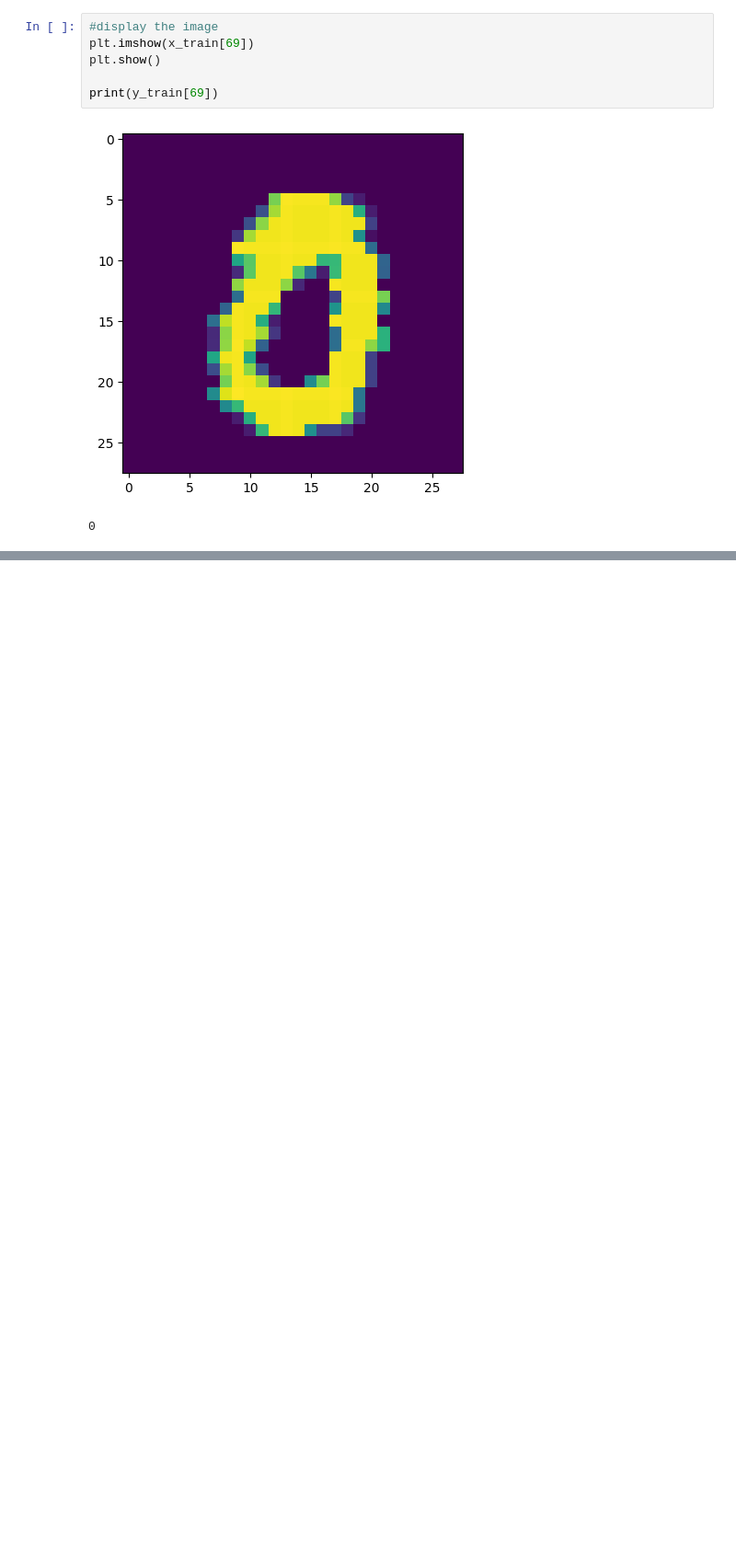
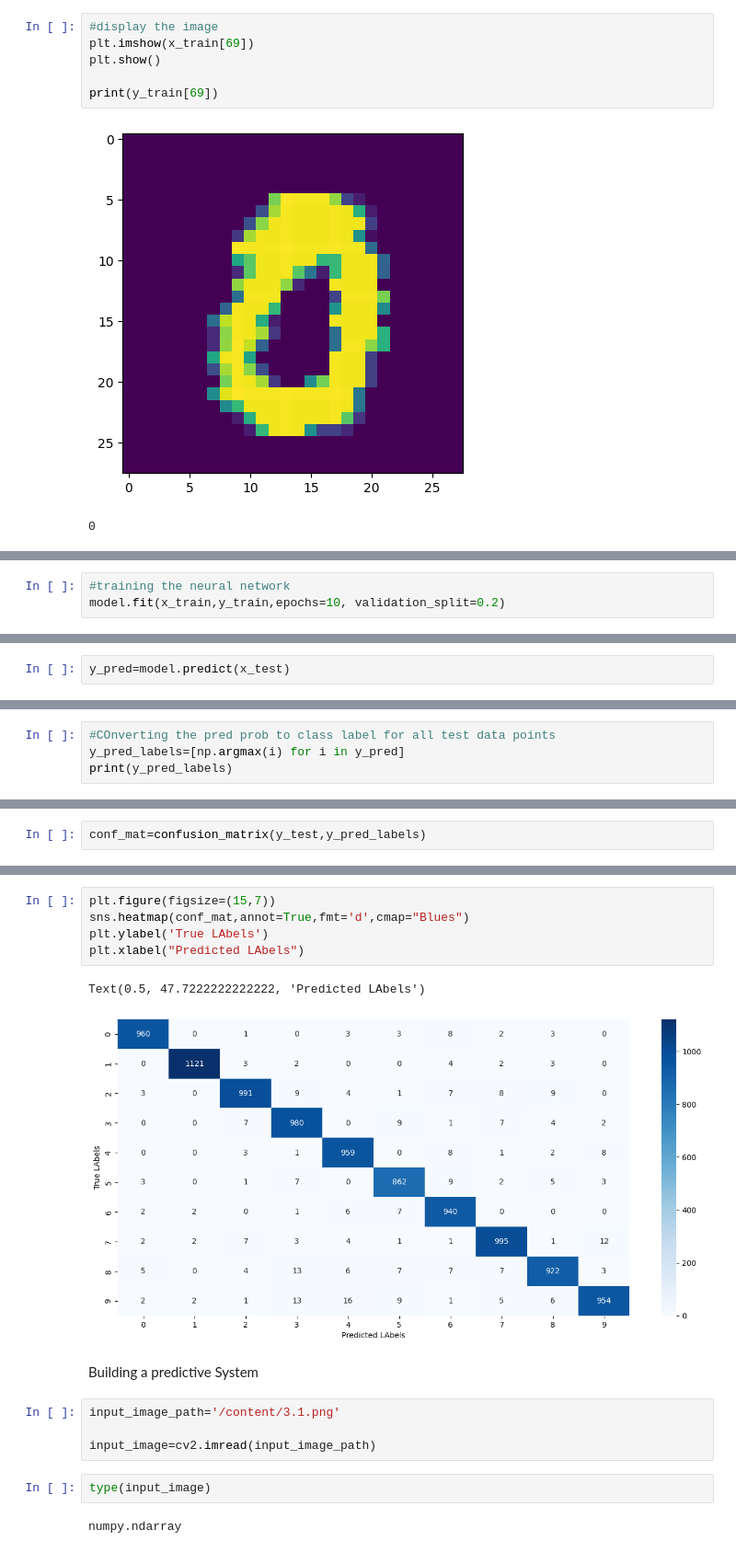
Before and after one commit to atif0911/AIML, a Jupyter notebook: MiniProjects/MNISTNumberClassifier/MNISTNumberClassifier.ipynb, the cells around one changed output, grey strips where cells are left out. Shown: that part at 92% size. Drawn from its saved outputs; the diff is of its cells as text; blank space fills up the shorter version.

Commit message:
MiniProjects for Machine Learning Number-4 Model Building

```diff
--- a/MiniProjects/MNISTNumberClassifier/MNISTNumberClassifier.ipynb
+++ b/MiniProjects/MNISTNumberClassifier/MNISTNumberClassifier.ipynb
@@ -130,0 +168,3 @@ print(y_train[69])
+# %%
+#training the neural network
+model.fit(x_train,y_train,epochs=10, validation_split=0.2)
@@ -130,0 +218,2 @@ print(y_train[69])
+# %%
+y_pred=model.predict(x_test)
@@ -130,0 +240,4 @@ print(y_train[69])
+# %%
+#COnverting the pred prob to class label for all test data points
+y_pred_labels=[np.argmax(i) for i in y_pred]
+print(y_pred_labels)
@@ -130,0 +251,2 @@ print(y_train[69])
+# %%
+conf_mat=confusion_matrix(y_test,y_pred_labels)
@@ -130,0 +268,18 @@ print(y_train[69])
+# %%
+plt.figure(figsize=(15,7))
+sns.heatmap(conf_mat,annot=True,fmt='d',cmap="Blues")
+plt.ylabel('True LAbels')
+plt.xlabel("Predicted LAbels")
+# %% [output]
+Text(0.5, 47.7222222222222, 'Predicted LAbels')
+[figure, added]
+# %% [markdown]
+Building a predictive System
+# %%
+input_image_path='/content/3.1.png'
+
+input_image=cv2.imread(input_image_path)
+# %%
+type(input_image)
+# %% [output]
+numpy.ndarray
```
Also changed, not shown: parts of 38 cells of this notebook, 2 other files.
